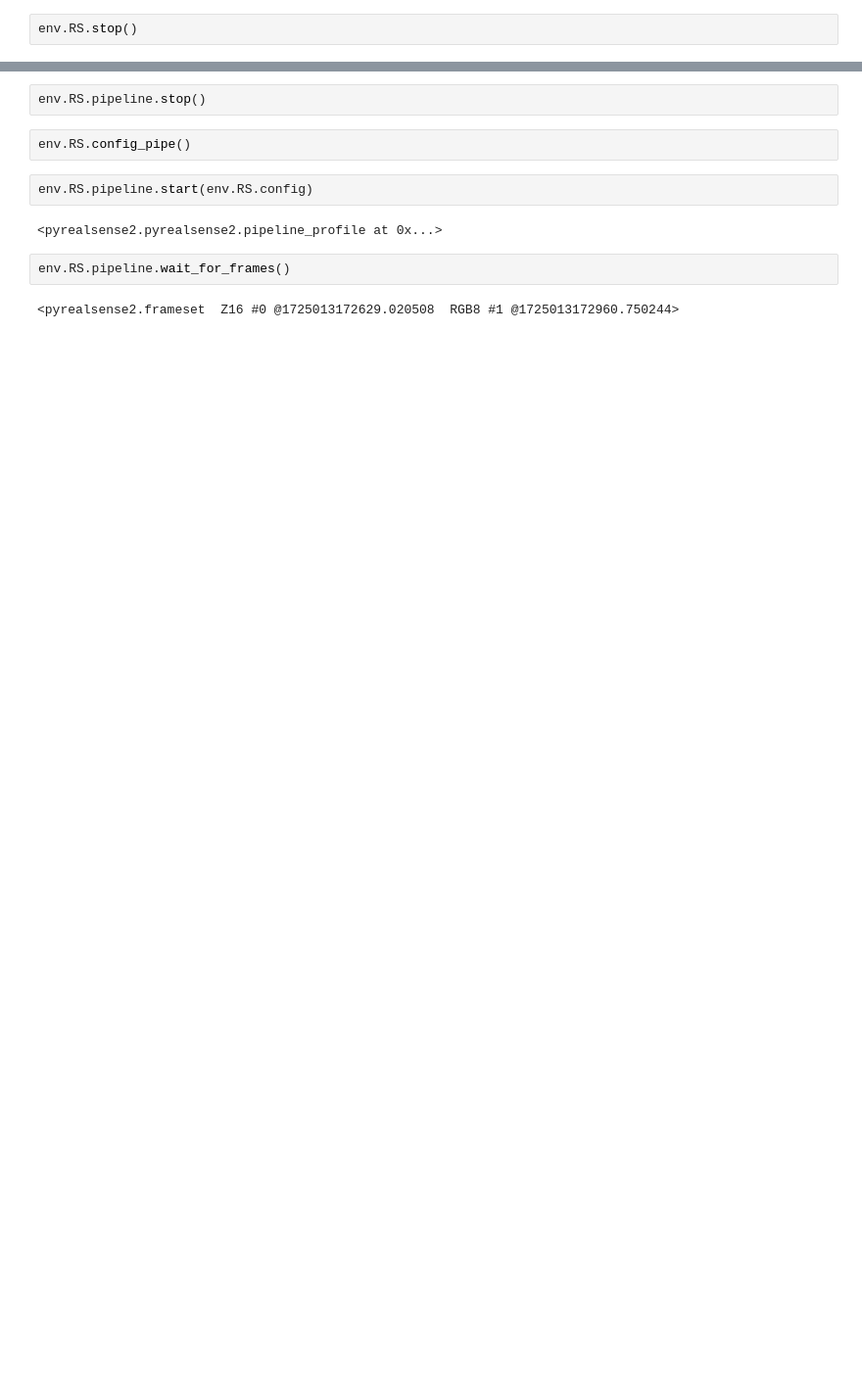
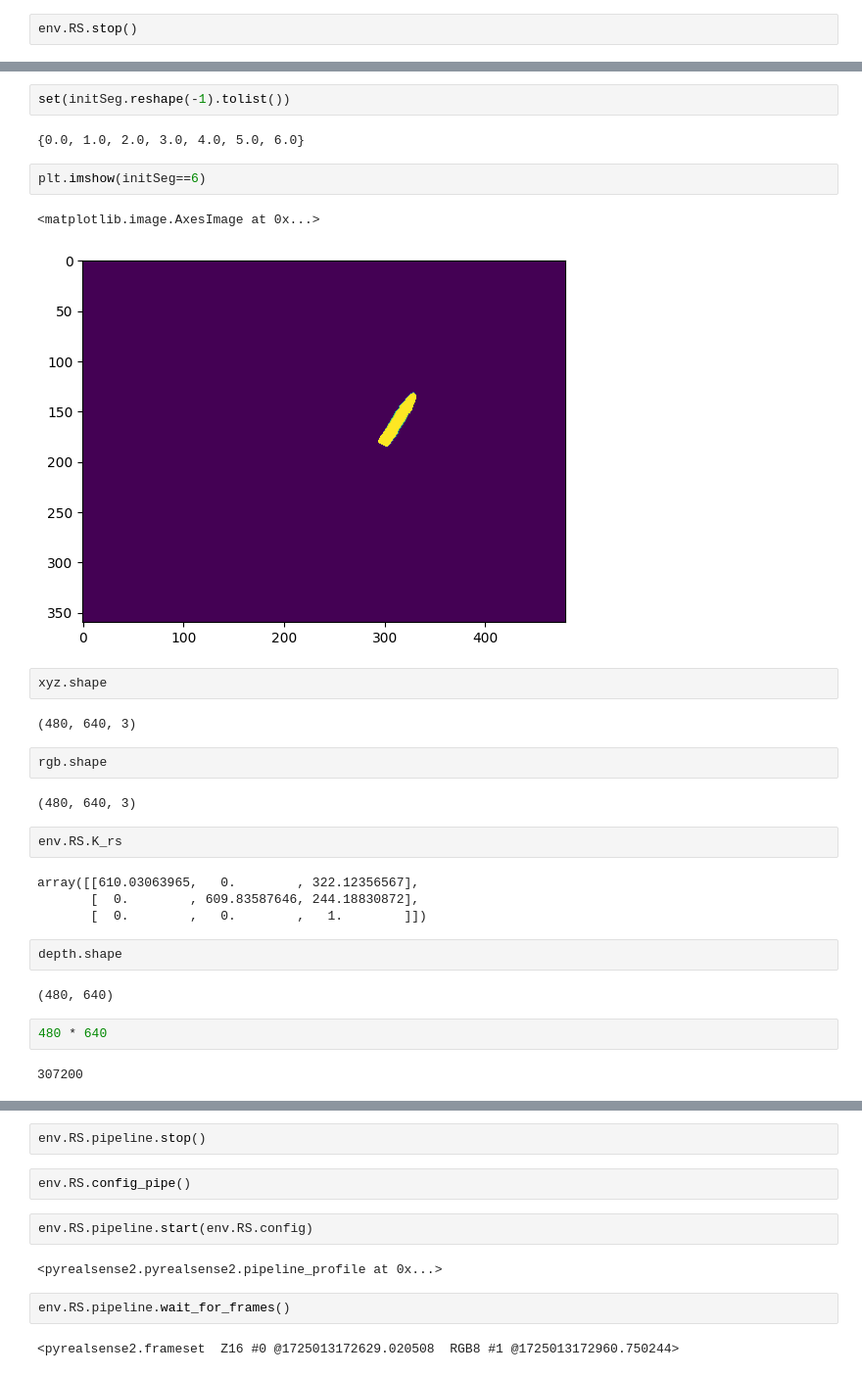
Before and after one commit to hogunkee/TSMCTS, a Jupyter notebook: realrobot/Test.ipynb, the cells around one changed output, grey strips where cells are left out. Shown at 98% size. Cells and saved outputs as stored; diff of their text form; blank space fills up the shorter version.

```diff
--- a/realrobot/Test.ipynb
+++ b/realrobot/Test.ipynb
@@ -303,0 +463,31 @@ env.RS.stop()
+# %%
+set(initSeg.reshape(-1).tolist())
+# %% [output]
+{0.0, 1.0, 2.0, 3.0, 4.0, 5.0, 6.0}
+# %%
+plt.imshow(initSeg==6)
+# %% [output]
+<matplotlib.image.AxesImage at 0x...>
+[figure, added]
+# %%
+xyz.shape
+# %% [output]
+(480, 640, 3)
+# %%
+rgb.shape
+# %% [output]
+(480, 640, 3)
+# %%
+env.RS.K_rs
+# %% [output]
+array([[610.03063965,   0.        , 322.12356567],
+       [  0.        , 609.83587646, 244.18830872],
+       [  0.        ,   0.        ,   1.        ]])
+# %%
+depth.shape
+# %% [output]
+(480, 640)
+# %%
+480 * 640
+# %% [output]
+307200
```
Also changed, not shown: parts of 23 cells of this notebook, 3 other files.
